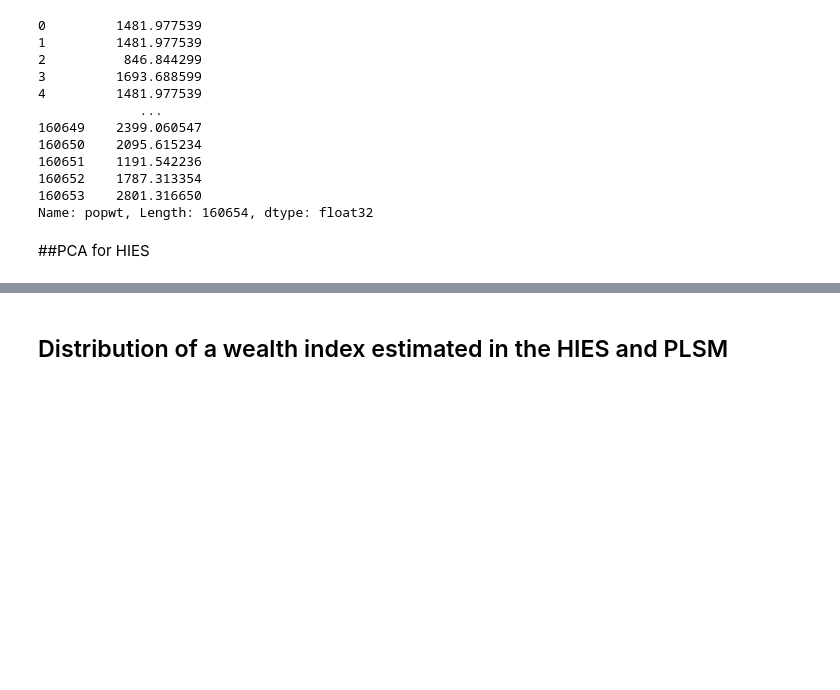
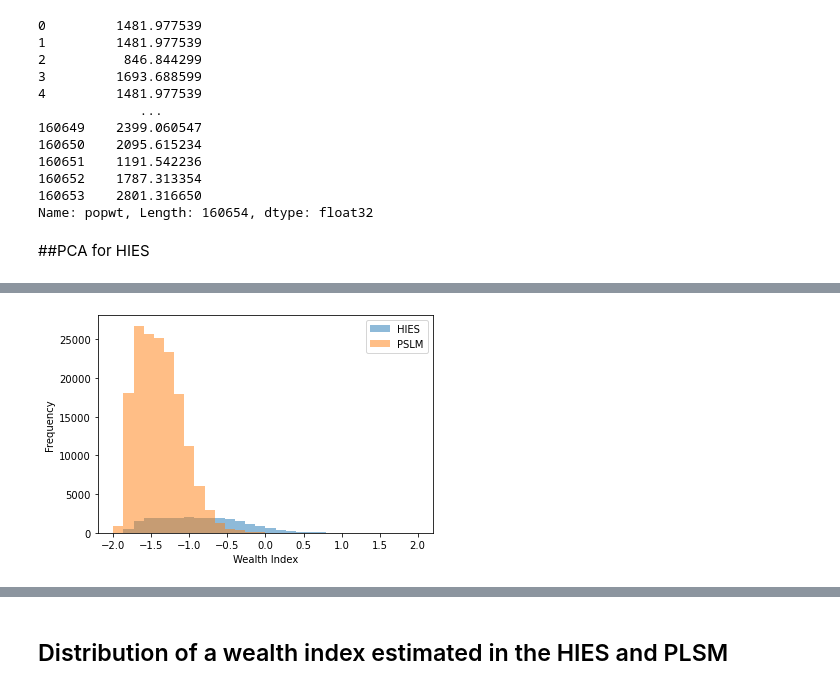
Before and after one commit to kismat91/Index-Based-Poverty-Estimation-in-Pakistan-, a Jupyter notebook: PSLMHIES.ipynb, the cells around one changed output, grey strips where cells are left out. Drawn from its saved outputs; the diff is of its cells as text; code cells hidden in the pictures; blank space fills up the shorter version.

```diff
--- a/PSLMHIES.ipynb
+++ b/PSLMHIES.ipynb
@@ -385,0 +509,25 @@ Hies_data['Wealth_Index1']
+# %%
+# Calculate descriptive statistics
+mean_HIES = np.mean(Hies_data['Wealth_Index1'])
+std_HIES = np.std(Hies_data['Wealth_Index1'])
+
+mean_PSLM = np.mean(Pslm_data['Wealth_Index1'])
+std_PSLM = np.std(Pslm_data['Wealth_Index1'])
+
+# Visual inspection (histograms)
+import matplotlib.pyplot as plt
+
+plt.hist(Hies_data['Wealth_Index1'], bins=30, alpha=0.5, label='HIES')
+plt.hist(Pslm_data['Wealth_Index1'], bins=30, alpha=0.5, label='PSLM')
+plt.legend(loc='upper right')
+plt.xlabel('Wealth Index')
+plt.ylabel('Frequency')
+plt.show()
+
+# Assuming HIES_data and PSLM_data are pandas DataFrames
+# Align the data to have the same length
+min_length = min(len(Hies_data), len(Pslm_data))
+HIES_data = Hies_data.iloc[:min_length]
+PSLM_data = Pslm_data.iloc[:min_length]
+# %% [output]
+[figure, added]
```
Also changed, not shown: parts of 17 cells of this notebook.
